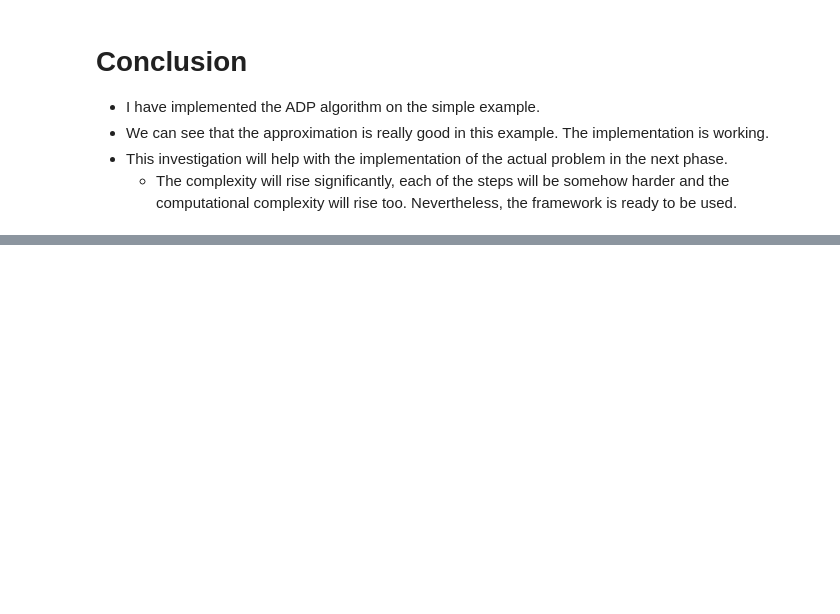
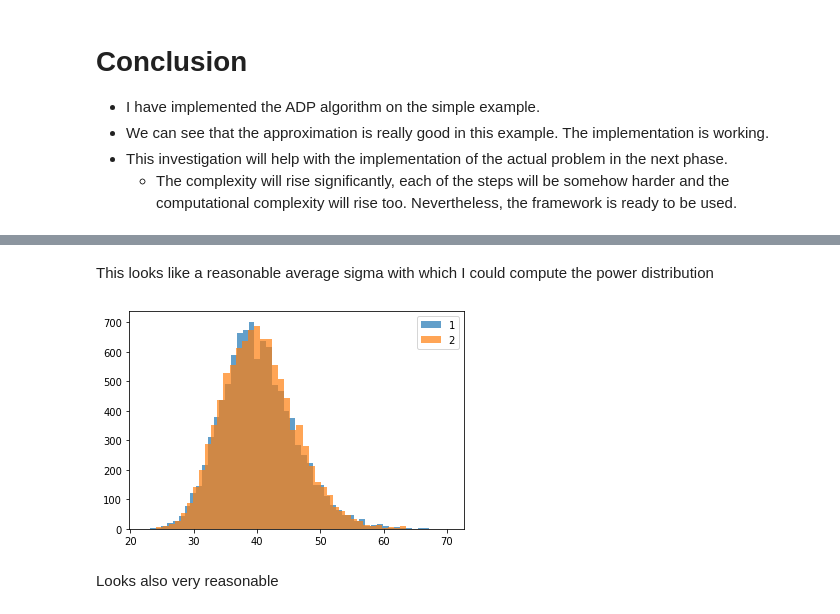
Before and after one commit to Filip-Rolenec/MT, a Jupyter notebook: MTpython/Code investigations/ADP programs /ADP algorithm - investigation.ipynb, the cells around one changed output, grey strips where cells are left out. Cells and saved outputs as stored; diff of their text form; code cells hidden in the pictures; blank space fills up the shorter version.

```diff
--- a/MTpython/Code investigations/ADP programs /ADP algorithm - investigation.ipynb
+++ b/MTpython/Code investigations/ADP programs /ADP algorithm - investigation.ipynb
@@ -266,0 +353,25 @@ array([106.69024172, 113.28469842, 113.22032903])
+# %%
+def get_exp_gov_policy_in_t(prob_up, prob_down, epoch):
+
+    return min(1+epoch*(prob_up-prob_down), 5)
+# %%
+def get_avg_exp_policies(prob_up, prob_down, epochs):
+    return[get_exp_gov_policy_in_t(prob_up,prob_down,i) for i in range(epochs)]
+# %%
+exp_policies = get_avg_exp_policies(prob_up, prob_down, 100)
+sigmas = [0.01*(1+(gov_policy-1)*0.2) for gov_policy in exp_policies]
+sigmas_squared = [sigma*sigma for sigma in sigmas]
+sigma_average = np.sqrt(sum(sigmas_squared))/10
+# %% [markdown]
+This looks like a reasonable average sigma with which I could compute the power distribution
+# %%
+one_step_result = get_gas_price_one_step(sigma_average, 40, 100, 10000)
+# %%
+plt.hist(step_by_step, label ="1", alpha = 0.7, bins = 50)
+plt.hist(one_step_result, label ="2", alpha = 0.7, bins = 50)
+plt.legend()
+plt.show()
+# %% [output]
+[figure, added]
+# %% [markdown]
+Looks also very reasonable
```
Also changed, not shown: parts of 52 cells of this notebook, 13 other files.
